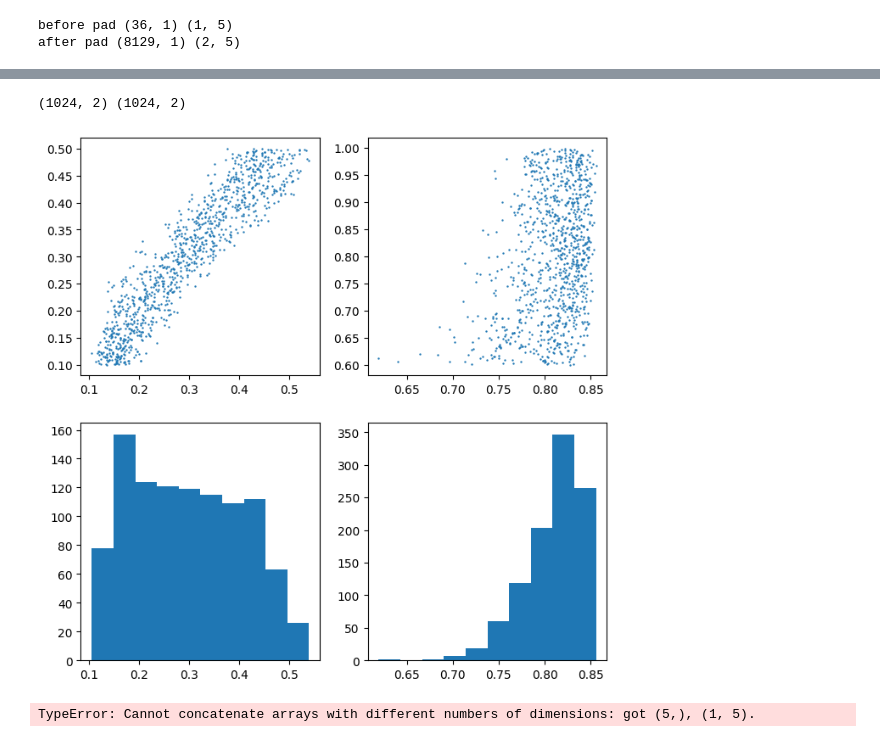
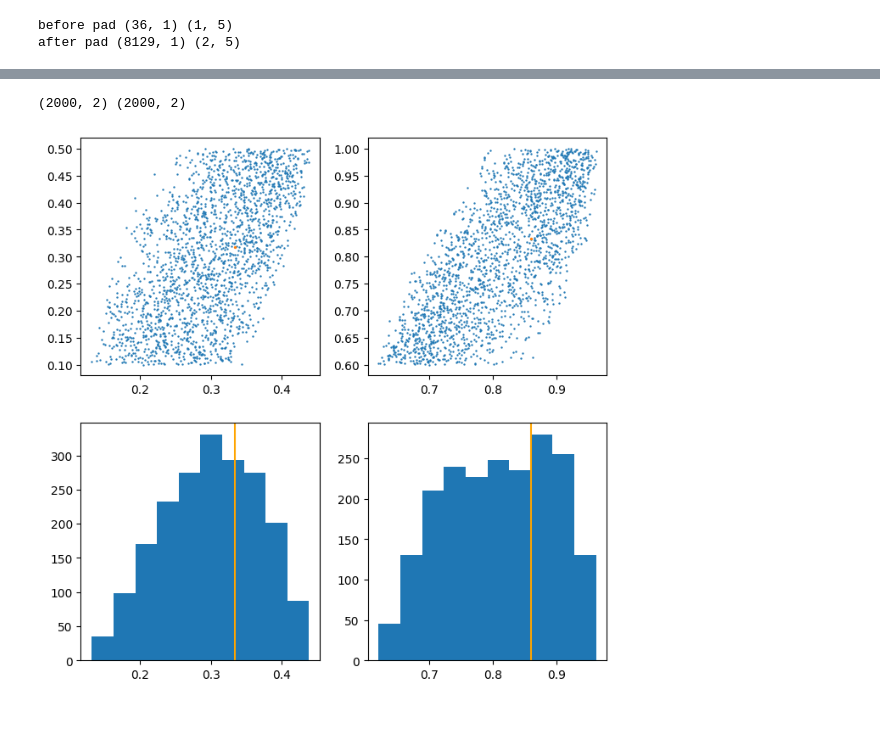
Before and after one commit to homerjed/mnist_graph_net, a Jupyter notebook: gnn_moments.ipynb, the cells around one changed output, grey strips where cells are left out. Drawn from its saved outputs; the diff is of its cells as text; code cells hidden in the pictures.

```diff
--- a/gnn_moments.ipynb
+++ b/gnn_moments.ipynb
@@ -140,17 +153,6 @@ main_graph.nodes.shape, main_graph.edges, main_graph.globals, main_graph.senders
 main_graph.senders.max()
 # %% [output]
 DeviceArray(35, dtype=int32)
-# %%
-# main_graph.senders[:36]
-
-A = np.zeros((36, 36))
-# for i in range(36):
-#     for j in range(36):
-
-for n in range(36):
-    # non-directed graph => if sender then receiver => use only senders?
-    # print(main_graph.senders[n], main_graph.receivers[n])
-    pass
 # %%
 def adjacency_matrix(sender_indices, receiver_indices, n_nodes=None):
     # Determine the number of nodes in the graph if not provided
@@ -230,16 +227,16 @@ class LinearResNet(hk.Module):
 def edge_update_fn(feats: Array) -> Array:
   """ Edge update function for graph net. """
   net = hk.Sequential([
-    hk.Linear(F), LinearResNet([F, F, F])])
-    # hk.Linear(F), hk.nets.MLP([F, F, F])])
+    # hk.Linear(F), LinearResNet([F, F, F])])
+    hk.Linear(F), hk.nets.MLP([F, F, F], activation=jax.nn.tanh)])
   return net(feats)
 
 @jraph.concatenated_args
 def node_update_fn(feats: Array) -> Array:
   """ Node update function for graph net. """
   net = hk.Sequential([
-    hk.Linear(F), LinearResNet([F, F, F])])
-    # hk.Linear(F), hk.nets.MLP([F, F, F])])
+    # hk.Linear(F), LinearResNet([F, F, F])])
+    hk.Linear(F), hk.nets.MLP([F, F, F], activation=jax.nn.tanh)])
   return net(feats)
 
 @jraph.concatenated_args
@@ -248,8 +245,8 @@ def update_global_fn(feats: Array) -> Array:
   net = hk.Sequential([
     hk.Linear(F),
     #LinearResNet([F, F, F], activate_final=True),
-    hk.nets.MLP([F, F, F], activate_final=True),
-    hk.Linear(parameter_dim, with_bias=False)]) # output summary of parameter dim
+    hk.nets.MLP([F, F, F], activation=jax.nn.tanh, activate_final=True),
+    hk.Linear(parameter_dim, with_bias=True)]) # output summary of parameter dim
   return net(feats)
 
 def LayerNormLinear(x):
@@ -583,3 +510,9 @@ n_edge (1024,)
+# %%
+fiducial_subgraphs = make_subgraphs(fiducial_dv)
+fiducial_graph = make_graph_from_subgraphs(fiducial_subgraphs, alpha[None, :])
 # %%
 all_graphs_out = net.apply(params, all_graphs)
+fiducial_graph_out = net.apply(params, fiducial_graph)
 preds = all_graphs_out.globals
+fiducial_preds = fiducial_graph_out.globals
+fiducial_preds.shape
@@ -586,24 +541,25 @@ preds = all_graphs_out.globals
 # %%
 target_idx = jnp.array([0, 4])
 pred_targets = preds[:, target_idx]
 parameter_targets = parameters[:N_GRAPHS, target_idx]
 
 print(pred_targets.shape, parameter_targets.shape)
 
 fig, axs = plt.subplots(2, 2, figsize=(8., 8.), dpi=100)
 ax = axs[0, 0]
+
 ax.scatter(pred_targets[:, 0], parameter_targets[:, 0], s=0.5)
+ax.scatter(fiducial_preds[:, 0], alpha[None, :][:, 0], s=2.)
 ax = axs[0, 1]
 ax.scatter(pred_targets[:, 1], parameter_targets[:, 1], s=0.5)
+ax.scatter(fiducial_preds[:, 4], alpha[None, :][:, 4], s=2.)
 ax = axs[1, 0]
 ax.hist(pred_targets[:, 0])
+ax.axvline(fiducial_preds[:, 0], color="orange")
 ax = axs[1, 1]
 ax.hist(pred_targets[:, 1])
+ax.axvline(fiducial_preds[:, 4], color="orange")
 plt.show()
 # %% [output]
-(1024, 2) (1024, 2)
+(2000, 2) (2000, 2)
-[figure, old version]
+[figure, new version]
-# %%
-evaluate(dataset_processed, params)
-# %% [output]
-TypeError: Cannot concatenate arrays with different numbers of dimensions: got (5,), (1, 5).
```
Also changed, not shown: parts of 25 cells of this notebook, 1 other file.
